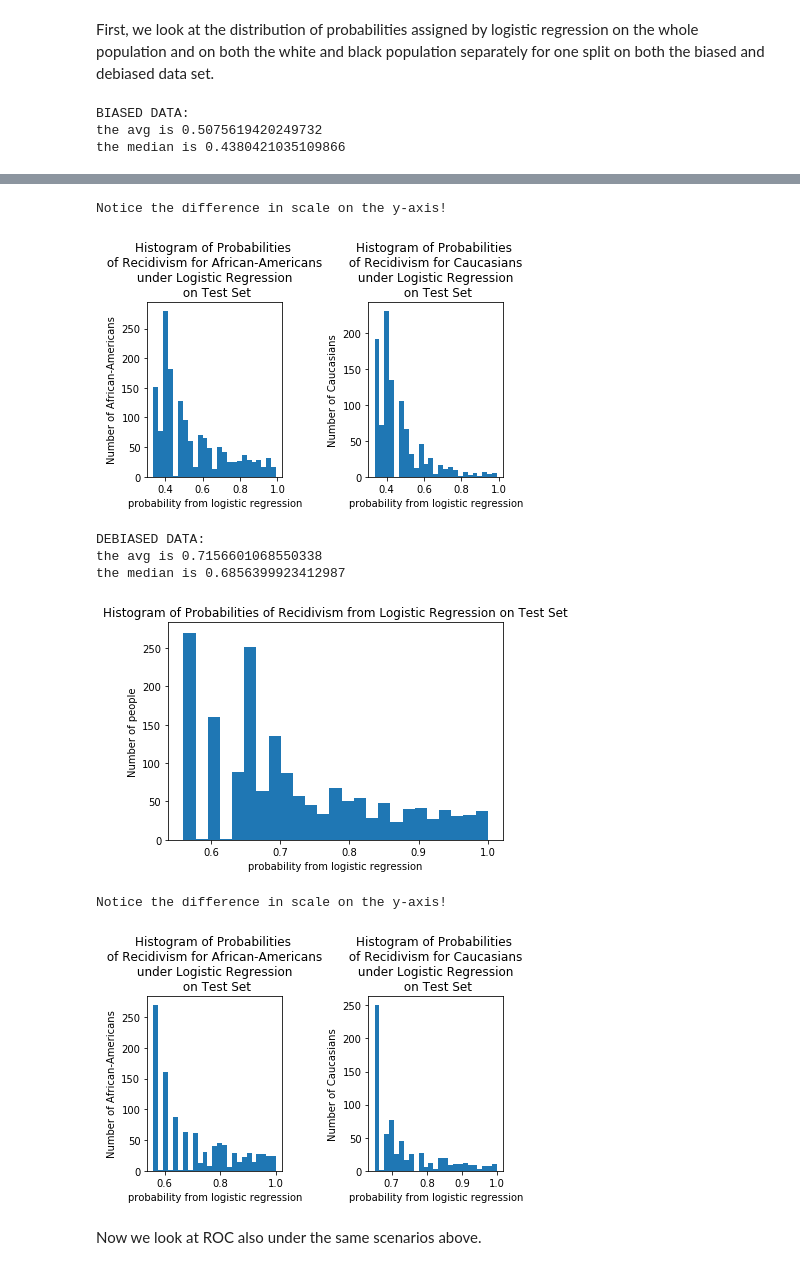
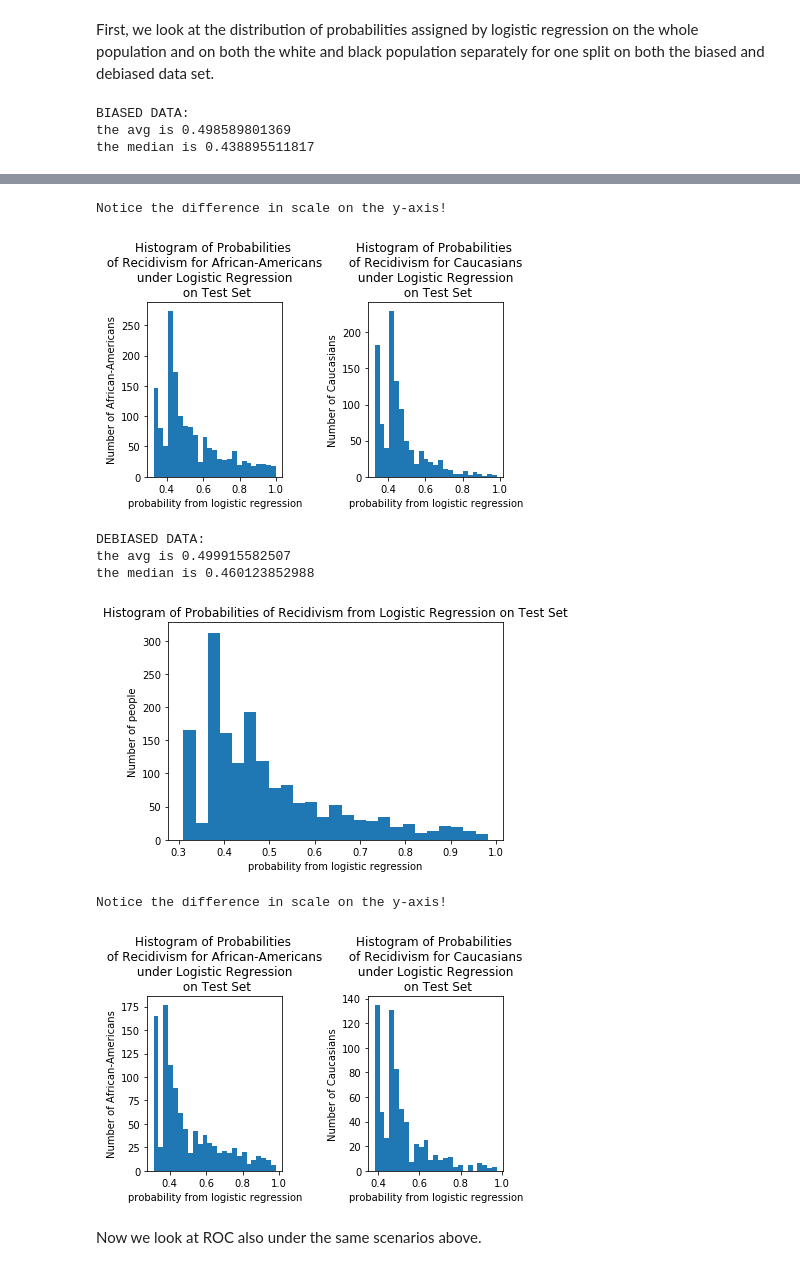
Before and after one commit to Amandarg/debias, a Jupyter notebook: COMPAS_debias_experiments.ipynb, the cells around one changed output, grey strips where cells are left out. Cells and saved outputs as stored; diff of their text form; code cells hidden in the pictures.

```diff
--- a/COMPAS_debias_experiments.ipynb
+++ b/COMPAS_debias_experiments.ipynb
@@ -168,6 +168,7 @@ def shuffle_and_split_data(final_data, debias_train_size, standard_training_set_
 
     X_debias_train = X[0:debias_train_size, :]
     Y_debias_train = Y[0:debias_train_size, :]
+    race_debias_train = race[0:debias_train_size]
 
 
     X_train = X[debias_train_size : debias_train_size + train_size, : ]
@@ -179,7 +180,7 @@ def shuffle_and_split_data(final_data, debias_train_size, standard_training_set_
     compas_test = compas[debias_train_size + train_size:]
     race_test = race[debias_train_size + train_size:]
 
-    return X_debias_train, Y_debias_train, X_train, Y_train, race_train, X_test, Y_test, compas_test, race_test
+    return X_debias_train, Y_debias_train, race_debias_train, X_train, Y_train, race_train, X_test, Y_test, compas_test, race_test
 # %% [markdown]
 ## Logistic Regression as a proxy to COMPAS
 # %% [markdown]
@@ -240,10 +241,14 @@ We partition the rows of $Y$ into 3 "homogeneous groups":
 
 To debias the data, we use least squares to estimate $A$.
 # %%
-def race_dummy(race_train, race_test):
+def race_dummy(race_debias_train, race_train, race_test):
     # express race (black and white) as two dummy variables
     white_dict = {'Caucasian': 1, 'African-American':0}
     black_dict = {'Caucasian': 0, 'African-American':1}
+
+    white_debias_train = np.array([white_dict[i] for i in race_debias_train]).reshape((-1,1))
+    black_debias_train = np.array([black_dict[i] for i in race_debias_train]).reshape((-1,1))
+    race_debias_train = np.concatenate((white_debias_train, black_debias_train), axis = 1)
 
     white_train = np.array([white_dict[i] for i in race_train]).reshape((-1,1))
     black_train = np.array([black_dict[i] for i in race_train]).reshape((-1,1))
@@ -252,7 +257,7 @@ def race_dummy(race_train, race_test):
     white_test = np.array([white_dict[i] for i in race_test]).reshape((-1,1))
     black_test = np.array([black_dict[i] for i in race_test]).reshape((-1,1))
     race_dummy_test = np.concatenate((white_test, black_test), axis = 1)
-    return race_dummy_train, race_dummy_test
+    return race_debias_train, race_dummy_train, race_dummy_test
 # %%
 # 'is_recid',
 #  'r_charge_degree',
@@ -384,33 +389,39 @@ def get_centered_X_refined(X_train, Y_train):
             X_train_centered[i,:] = np.copy(np.subtract(X_train_centered[i,:], nonrecidiv_avg_X_train))
     return X_train_centered
 # %%
-def get_A_hat(race_dummy_train, X_train_centered):
-    ols = linear_model.LinearRegression(fit_intercept=False)
+def get_A_hat(race_dummy_train, X_train_centered, fit_intercept):
+    ols = linear_model.LinearRegression(fit_intercept)
     ols.fit(race_dummy_train, X_train_centered)
     A_hat = ols.coef_
-    return A_hat
+    b = ols.intercept_
+    return A_hat, b
 # %% [markdown]
 ## Quality of logistic regression trained on biased or debiased data & comparison to COMPAS
 # %% [markdown]
 First, we look at the distribution of probabilities assigned by logistic regression on the whole population and on both the white and black population separately for one split on both the biased and debiased data set.
 # %%
-X_debias_train, Y_debias_train, X_train, Y_train, race_train, X_test, Y_test, compas_test, race_test = shuffle_and_split_data(final_data,1000, .6)
+X_debias_train, Y_debias_train, race_debias_train, X_train, Y_train, race_train, X_test, Y_test, compas_test, race_test = shuffle_and_split_data(final_data,1000, .6)
 w,b = fit_logistic_regression(X_train, Y_train)
 print('BIASED DATA:')
 logistic_histogram(X_train, race_train, w,b)
+
 print('DEBIASED DATA:')
 # X_debias_train = X_train - np.dot(race_encoded_train,A_hat.T)
 # X_debias_test = X_test - np.dot(race_encoded_test, A_hat.T)
-X_debias_train, Y_debias_train, X_train, Y_train, race_train, X_test, Y_test, compas_test, race_test = shuffle_and_split_data(final_data,1000, .6)
-#X_train_centered = get_centered_X_refined(X_train, Y_train)
-X_train_centered = get_centered_X(X_train, Y_train)
-race_dummy_train, race_dummy_test = race_dummy(race_train, race_test)
-A_hat = get_A_hat(race_dummy_train, X_train_centered)
-X_debias_train = X_train - np.dot(race_dummy_train,A_hat.T)
-X_debias_test = X_test - np.dot(race_dummy_test, A_hat.T)
-w, b = fit_logistic_regression(X_debias_train, Y_train)
-logistic_histogram(X_debias_test, race_test, w,b)
+race_dummy_debias_train, race_dummy_train, race_dummy_test = race_dummy(race_debias_train, race_train, race_test)
+
+
+#debias
+#X_debias_train_centered = get_centered_X_refined(X_debias_train, Y_debias_train)
+X_debias_train_centered = get_centered_X(X_debias_train, Y_debias_train)
+A_hat, b = get_A_hat(race_dummy_debias_train, X_debias_train_centered, True)
+X_post_debias_train = X_train - np.dot(race_dummy_train,A_hat.T) - b
+X_post_debias_test = X_test - np.dot(race_dummy_test, A_hat.T) - b
+
+#train
+w, b = fit_logistic_regression(X_post_debias_train, Y_train)
+logistic_histogram(X_post_debias_test, race_test, w, b)
 # %% [output]
 BIASED DATA:
-the avg is 0.5075619420249732
-the median is 0.4380421035109866
+the avg is 0.498589801369
+the median is 0.438895511817
@@ -418,11 +429,11 @@ the median is 0.4380421035109866
 Notice the difference in scale on the y-axis!
-[figure, old version]
+[figure, new version]
 DEBIASED DATA:
-the avg is 0.7156601068550338
-the median is 0.6856399923412987
+the avg is 0.499915582507
+the median is 0.460123852988
-[figure, old version]
+[figure, new version]
 Notice the difference in scale on the y-axis!
-[figure, old version]
+[figure, new version]
 # %% [markdown]
 Now we look at ROC also under the same scenarios above.
 # %%
```
Also changed, not shown: parts of 4 cells of this notebook, 1 other file.
